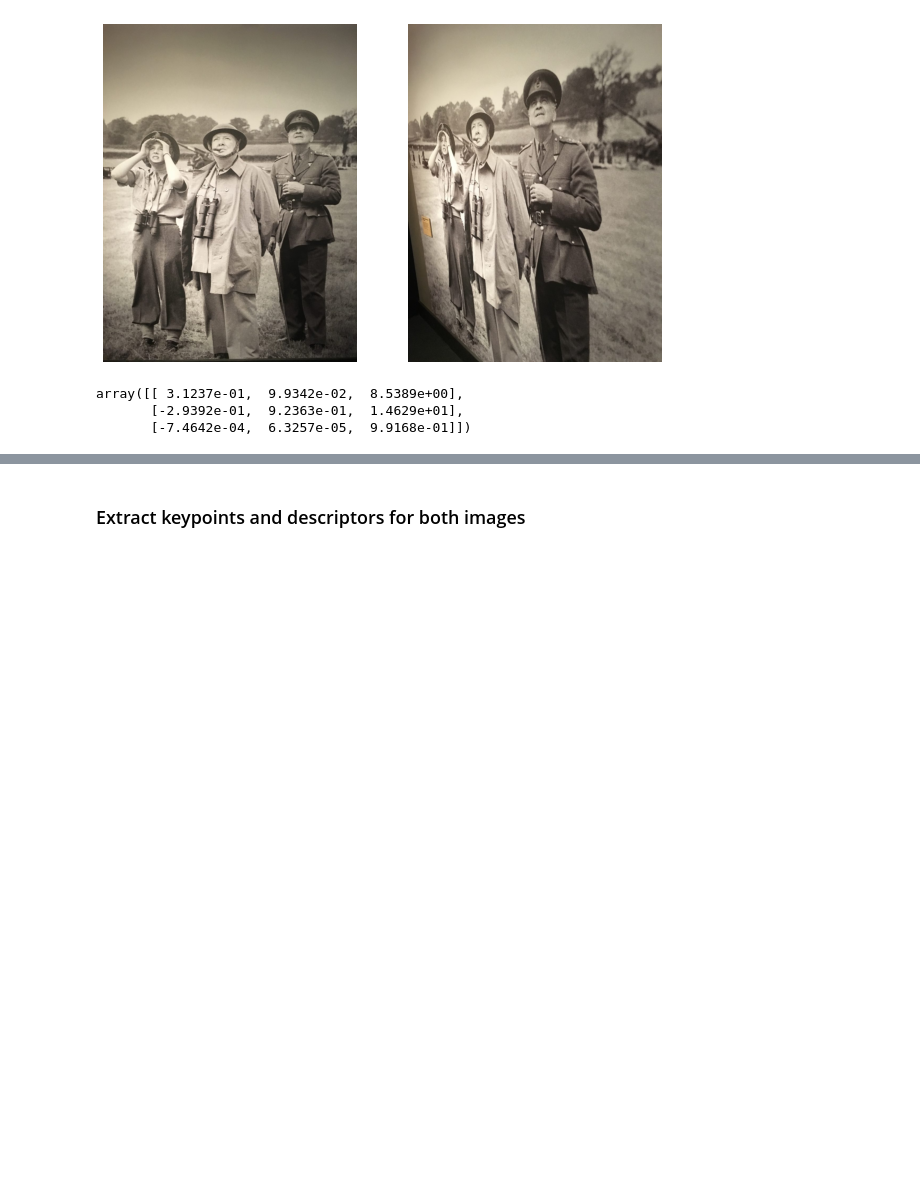
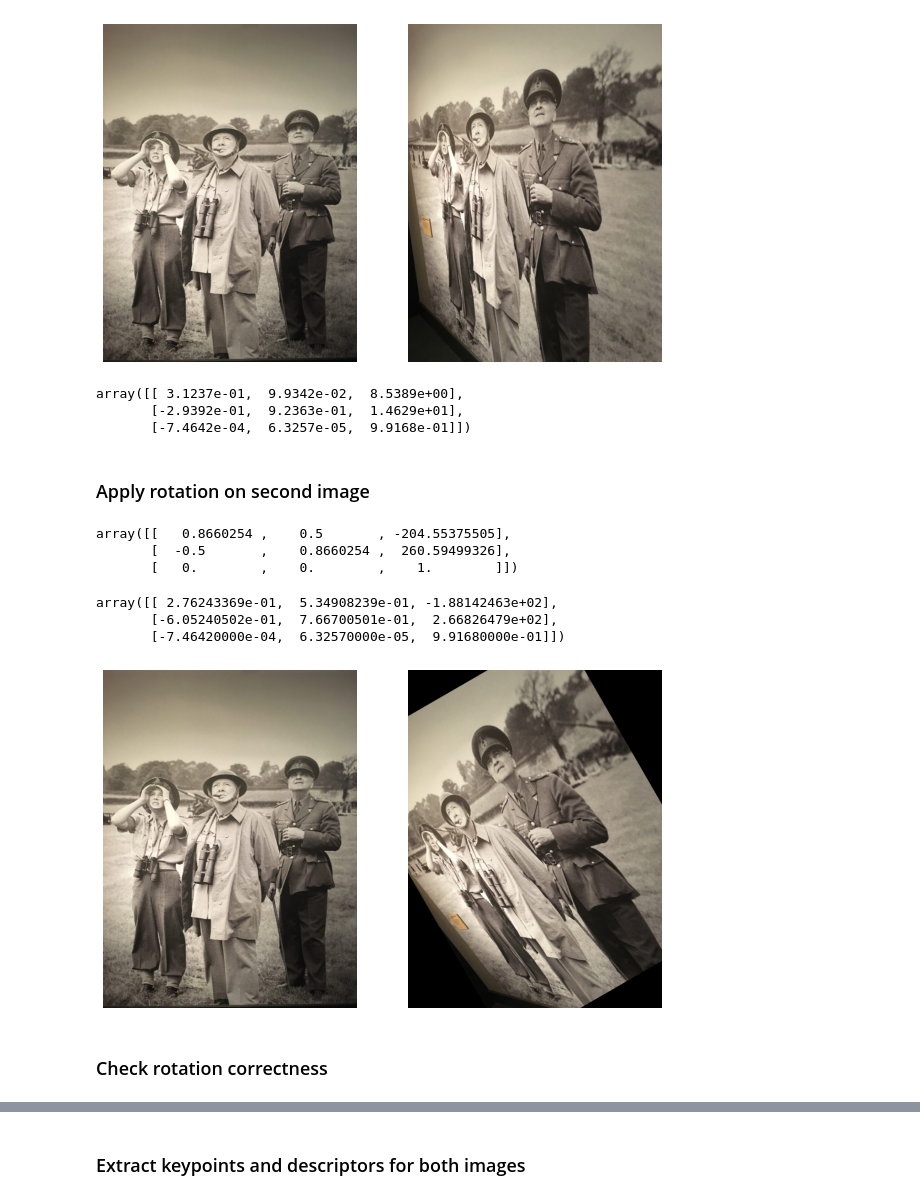
Before and after one commit to bpiyush/rotation-equivariant-lfm, a Jupyter notebook: notebooks/explore_hpatches.ipynb, the cells around one changed output, grey strips where cells are left out. Saved outputs shown, nothing was run; the diff lists cells and outputs as text; code cells hidden in the pictures; blank space fills up the shorter version.

```diff
--- a/notebooks/explore_hpatches.ipynb
+++ b/notebooks/explore_hpatches.ipynb
@@ -50,3 +51,5 @@ H
 array([[ 3.1237e-01,  9.9342e-02,  8.5389e+00],
        [-2.9392e-01,  9.2363e-01,  1.4629e+01],
        [-7.4642e-04,  6.3257e-05,  9.9168e-01]])
+# %% [markdown]
+### Apply rotation on second image
@@ -52,0 +86,18 @@ array([[ 3.1237e-01,  9.9342e-02,  8.5389e+00],
+# %%
+T
+# %% [output]
+array([[   0.8660254 ,    0.5       , -204.55375505],
+       [  -0.5       ,    0.8660254 ,  260.59499326],
+       [   0.        ,    0.        ,    1.        ]])
+# %%
+H
+# %% [output]
+array([[ 2.76243369e-01,  5.34908239e-01, -1.88142463e+02],
+       [-6.05240502e-01,  7.66700501e-01,  2.66826479e+02],
+       [-7.46420000e-04,  6.32570000e-05,  9.91680000e-01]])
+# %%
+show_grid_of_images([img1_np, img2_np], n_cols=2, figsize=(10, 8))
+# %% [output]
+[figure, added]
+# %% [markdown]
+### Check rotation correctness
```
Also changed, not shown: parts of 23 cells of this notebook, 1 other file.
